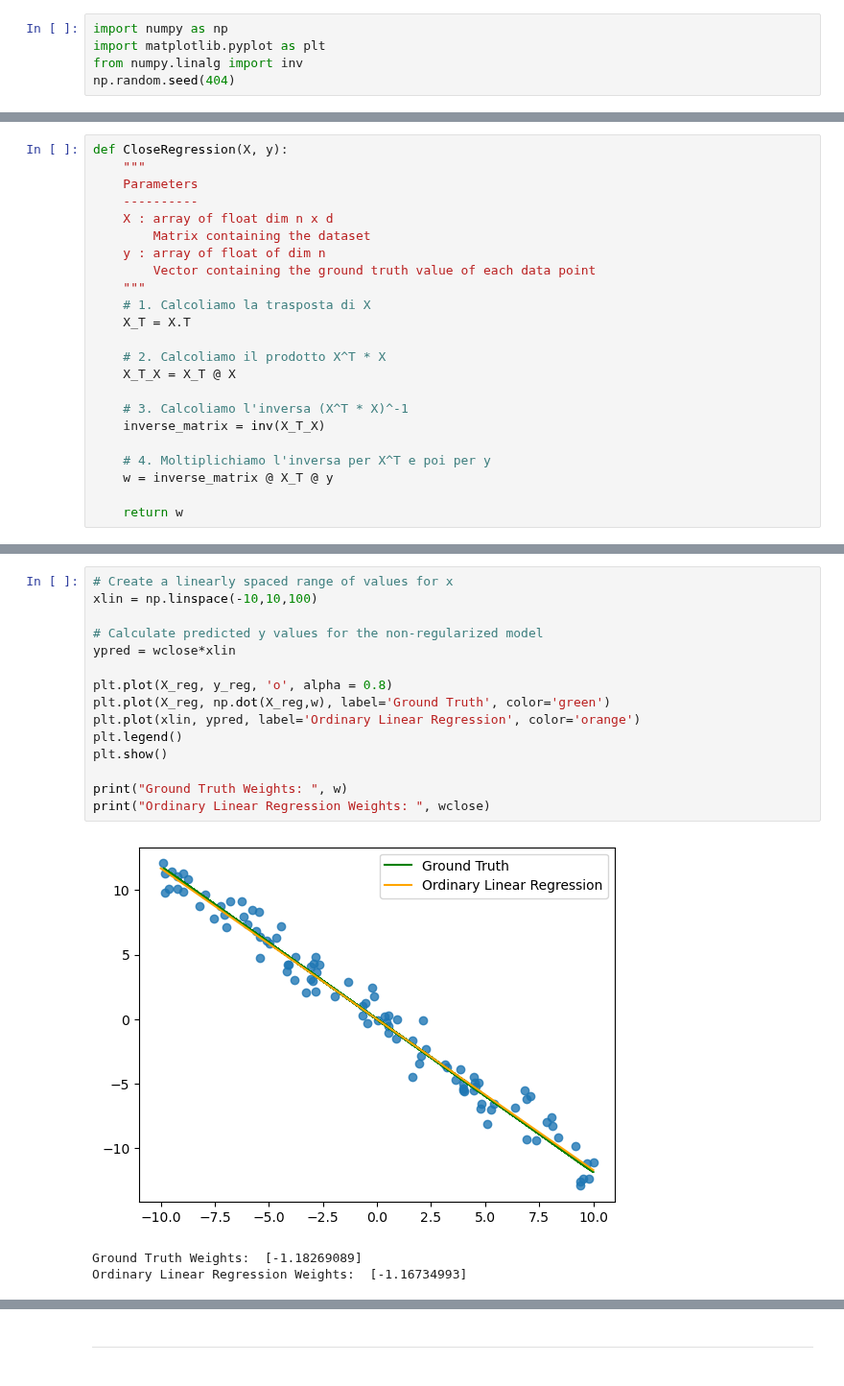
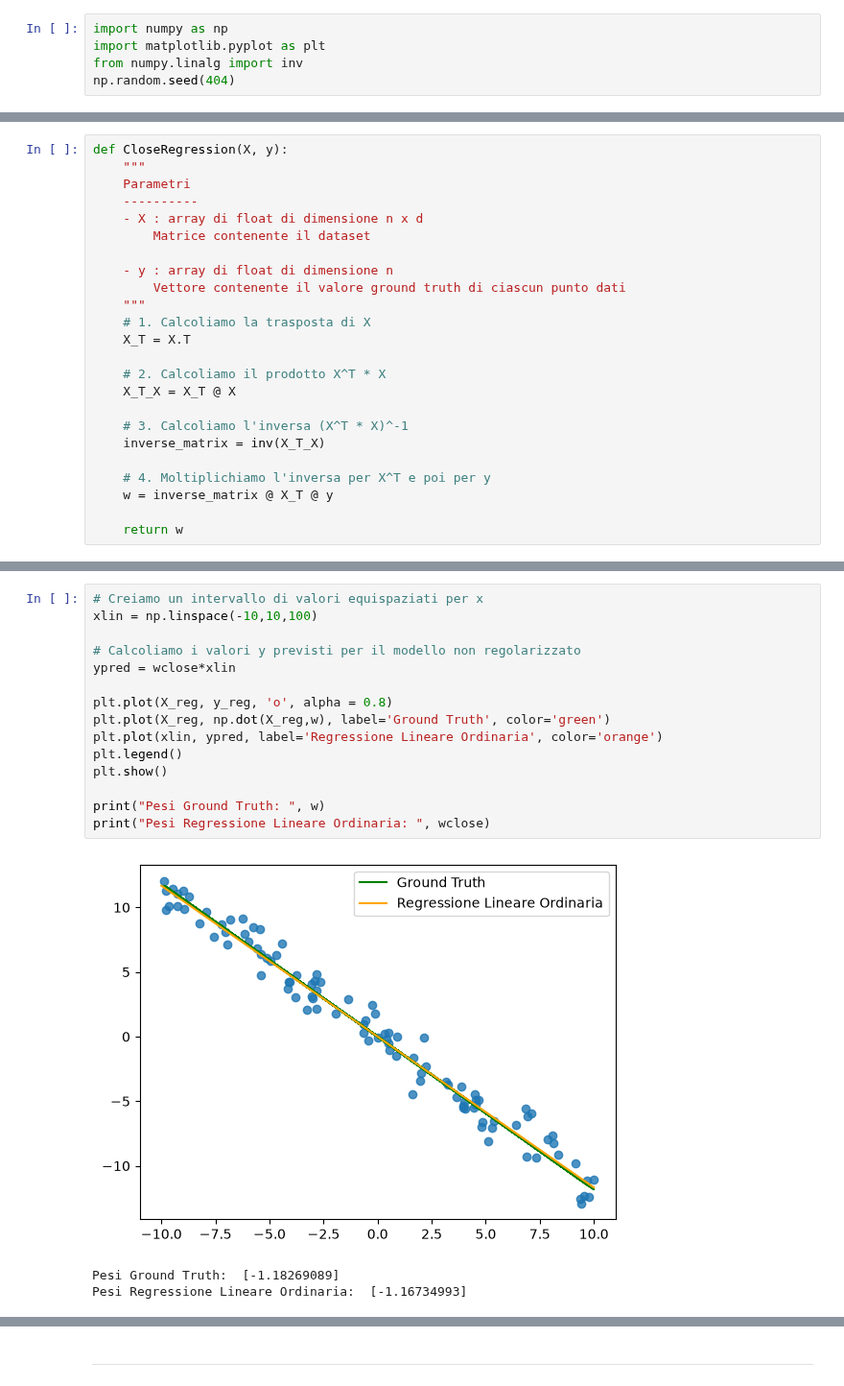
Before and after one commit to s266112/Machine-Learning, a Jupyter notebook: Tutorati/Tut 2 - 7_10_2026/Lab-02_Linear_and_Logistic_Reg.ipynb, the cells around one changed output, grey strips where cells are left out. Shown at 96% size. Drawn from its saved outputs; the diff is of its cells as text.

```diff
--- a/Tutorati/Tut 2 - 7_10_2026/Lab-02_Linear_and_Logistic_Reg.ipynb
+++ b/Tutorati/Tut 2 - 7_10_2026/Lab-02_Linear_and_Logistic_Reg.ipynb
@@ -79,12 +83,13 @@ Interesting blog post (with some spoilers) showing this analytic derivation and
 # %%
 def CloseRegression(X, y):
     """
-    Parameters
+    Parametri
     ----------
-    X : array of float dim n x d
-        Matrix containing the dataset
-    y : array of float of dim n
-        Vector containing the ground truth value of each data point
+    - X : array di float di dimensione n x d
+        Matrice contenente il dataset
+
+    - y : array di float di dimensione n
+        Vettore contenente il valore ground truth di ciascun punto dati
     """
     # 1. Calcoliamo la trasposta di X
     X_T = X.T
@@ -104,21 +109,21 @@ def CloseRegression(X, y):
 wclose = CloseRegression(X_reg, y_reg)
 # %%
-# Create a linearly spaced range of values for x
+# Creiamo un intervallo di valori equispaziati per x
 xlin = np.linspace(-10,10,100)
 
-# Calculate predicted y values for the non-regularized model
+# Calcoliamo i valori y previsti per il modello non regolarizzato
 ypred = wclose*xlin
 
 plt.plot(X_reg, y_reg, 'o', alpha = 0.8)
 plt.plot(X_reg, np.dot(X_reg,w), label='Ground Truth', color='green')
-plt.plot(xlin, ypred, label='Ordinary Linear Regression', color='orange')
+plt.plot(xlin, ypred, label='Regressione Lineare Ordinaria', color='orange')
 plt.legend()
 plt.show()
 
-print("Ground Truth Weights: ", w)
-print("Ordinary Linear Regression Weights: ", wclose)
+print("Pesi Ground Truth: ", w)
+print("Pesi Regressione Lineare Ordinaria: ", wclose)
 # %% [output]
-[figure, old version]
+[figure, new version]
-Ground Truth Weights:  [-1.18269089]
-Ordinary Linear Regression Weights:  [-1.16734993]
+Pesi Ground Truth:  [-1.18269089]
+Pesi Regressione Lineare Ordinaria:  [-1.16734993]
 # %% [markdown]
```
Also changed, not shown: parts of 45 cells of this notebook, 1 other file.
